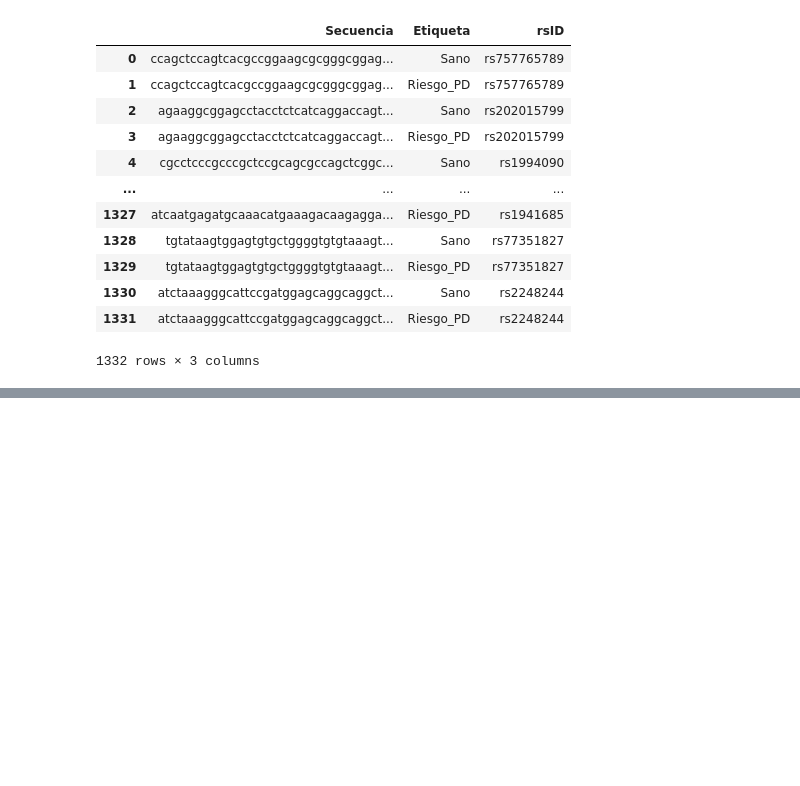
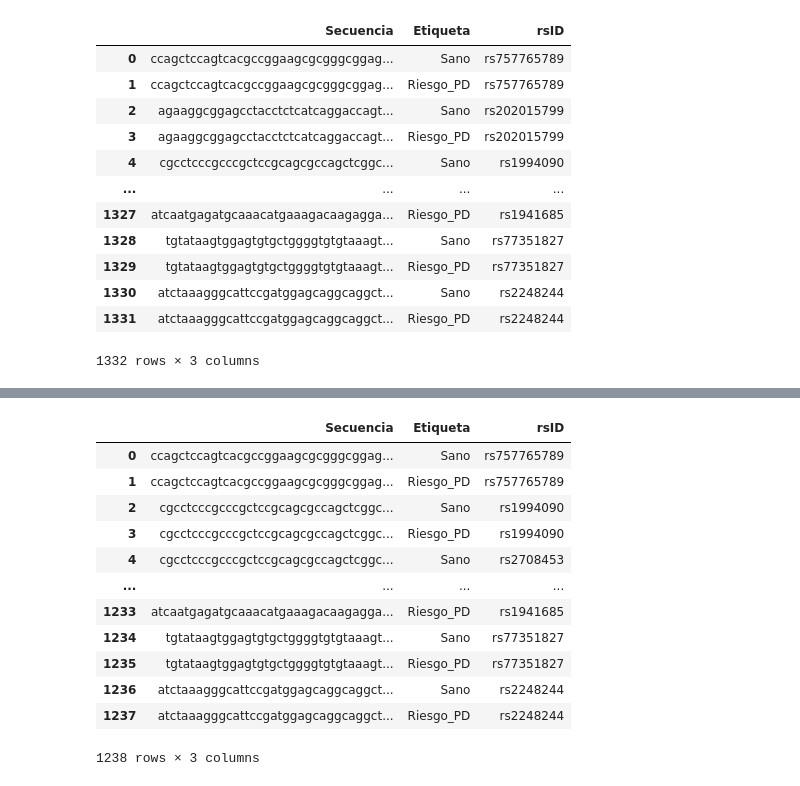
Before and after one commit to jbs1009/TFM_Jorge_Bermejo_Sacristan, a Jupyter notebook: Correcciones_tabla_original_pruebas.ipynb, the cells around one changed output, grey strips where cells are left out. Cells and saved outputs as stored; diff of their text form; code cells hidden in the pictures; blank space fills up the shorter version.

```diff
--- a/Correcciones_tabla_original_pruebas.ipynb
+++ b/Correcciones_tabla_original_pruebas.ipynb
@@ -979,0 +996,16 @@ df_base_final_or_rsid = pd.DataFrame(list(zip(secuencias, etiquetas, rsIDs)), co
+# %%
+df_base_final_or_rsid
+# %% [output]
+|  | Secuencia | Etiqueta | rsID |
+| 0 | ccagctccagtcacgccggaagcgcgggcggag... | Sano | rs757765789 |
+| 1 | ccagctccagtcacgccggaagcgcgggcggag... | Riesgo_PD | rs757765789 |
+| 2 | cgcctcccgcccgctccgcagcgccagctcggc... | Sano | rs1994090 |
+| 3 | cgcctcccgcccgctccgcagcgccagctcggc... | Riesgo_PD | rs1994090 |
+| 4 | cgcctcccgcccgctccgcagcgccagctcggc... | Sano | rs2708453 |
+| ... | ... | ... | ... |
+| 1233 | atcaatgagatgcaaacatgaaagacaagagga... | Riesgo_PD | rs1941685 |
+| 1234 | tgtataagtggagtgtgctggggtgtgtaaagt... | Sano | rs77351827 |
+| 1235 | tgtataagtggagtgtgctggggtgtgtaaagt... | Riesgo_PD | rs77351827 |
+| 1236 | atctaaagggcattccgatggagcaggcaggct... | Sano | rs2248244 |
+| 1237 | atctaaagggcattccgatggagcaggcaggct... | Riesgo_PD | rs2248244 |
+1238 rows × 3 columns
```
Also changed, not shown: parts of 3 cells of this notebook.
